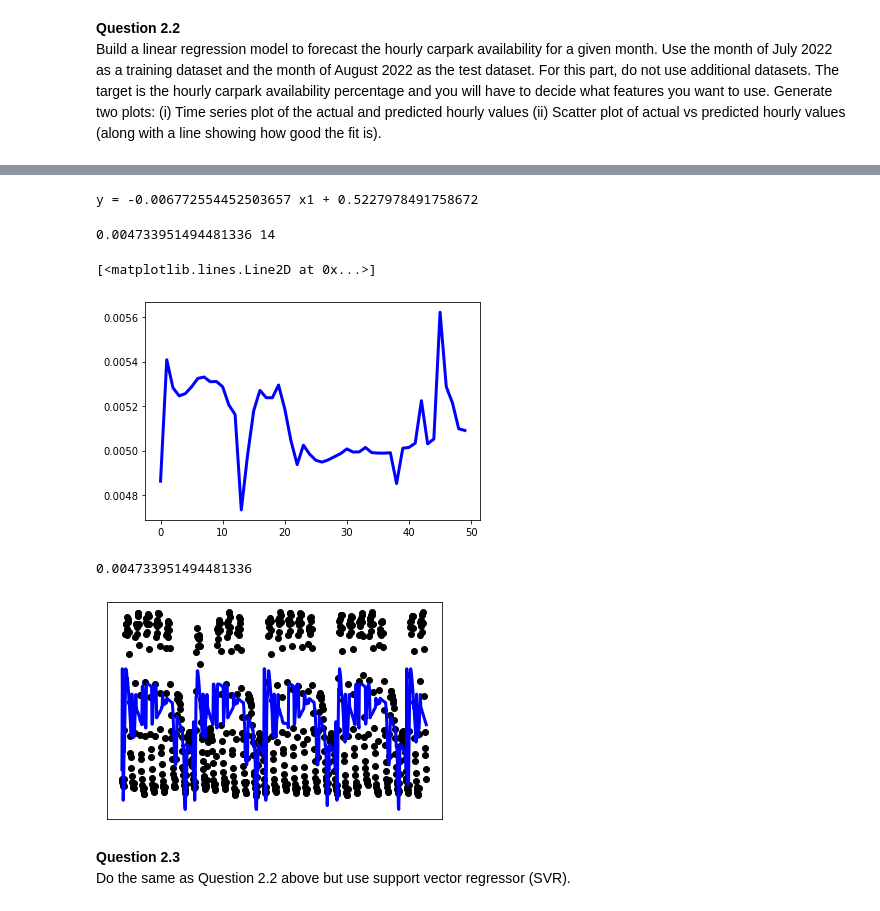
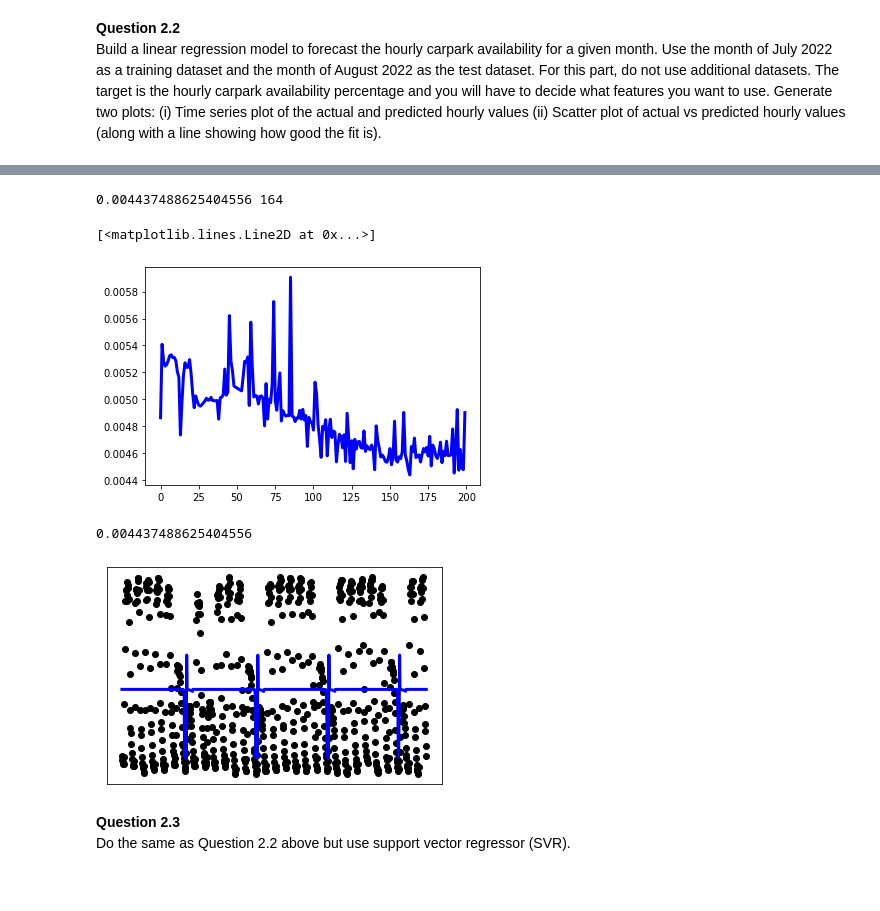
Before and after one commit to EthanWong2212/EE4211_Proj, a Jupyter notebook: part2.ipynb, the cells around one changed output, grey strips where cells are left out. Cells and saved outputs as stored; diff of their text form; code cells hidden in the pictures.

```diff
--- a/part2.ipynb
+++ b/part2.ipynb
@@ -189,42 +172,35 @@ for _ in range(time_intervals):
-# %%
-import sklearn.linear_model as lm
-
-regressor = lm.LinearRegression()
-regressor.fit(train_x.reshape(-1, 1), train_y) #training the algorithm
-print("y =",regressor.coef_[0],"x1 +",regressor.intercept_)
-# %% [output]
-y = -0.006772554452503657 x1 + 0.5227978491758672
 # %%
 import sklearn.linear_model as lm
 from sklearn.preprocessing import PolynomialFeatures
 dim = 1
 final_dim = 0
 mse_arr = []
 mse = 99999999999999999
+
 def linear_regressor(dim):
     poly = PolynomialFeatures(dim)
     train_x_poly = poly.fit_transform(train_x.reshape(-1,1))
     test_x_poly = poly.fit_transform(np.asarray(test_x).reshape(-1,1))
     regressor = lm.LinearRegression()
     regressor.fit(train_x_poly, train_y) #training the algorithm
     # print(regressor.coef_)
     predicted = regressor.predict(test_x_poly)
     return regressor,mean_squared_error(train_y, predicted)
 
-while dim<=50:
+while dim<=200:
     temp_regressor,temp_mse = linear_regressor(dim)
     mse_arr.append(temp_mse)
     if temp_mse<mse:
         regressor = temp_regressor
         final_dim = dim
         mse = temp_mse
     dim += 1
 print(mse,final_dim)
 plt.plot([x for x in range(len(mse_arr))], mse_arr, color="blue", linewidth=3)
 # %% [output]
-0.004733951494481336 14
+0.004437488625404556 164
 [<matplotlib.lines.Line2D at 0x...>]
-[figure, old version]
+[figure, new version]
 # %%
 poly = PolynomialFeatures(final_dim)
 test_x_poly = poly.fit_transform(np.asarray(test_x).reshape(-1,1))
@@ -239,8 +215,8 @@ plt.yticks(())
 
 plt.show()
 # %% [output]
-0.004733951494481336
+0.004437488625404556
-[figure, old version]
+[figure, new version]
 # %% [markdown]
 **Question 2.3**<br>
 Do the same as Question 2.2 above but use support vector regressor (SVR).
```
Also changed, not shown: parts of 9 cells of this notebook.
